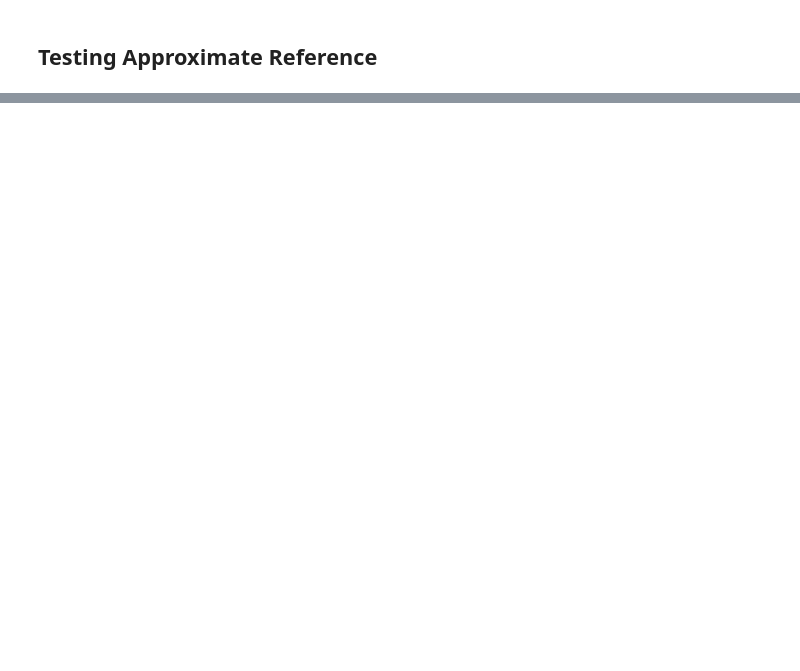
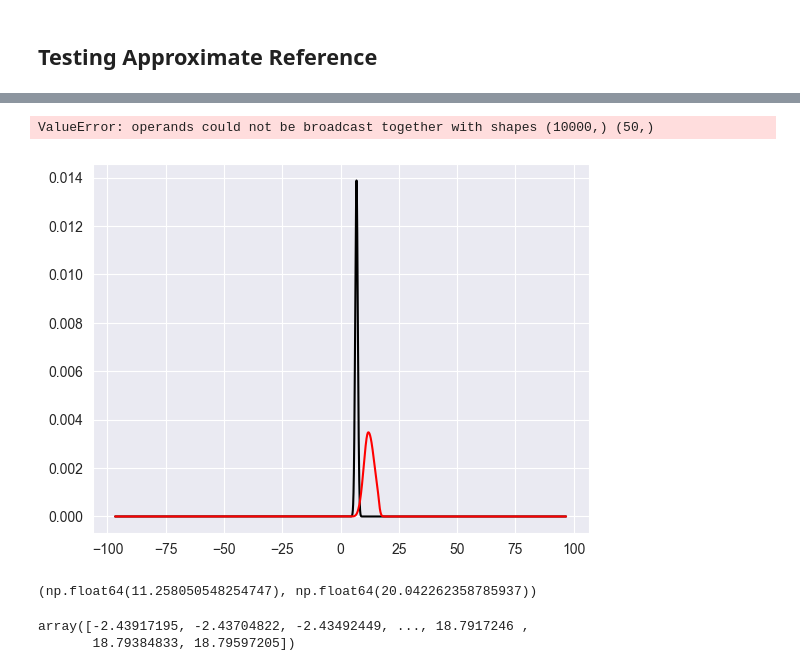
Before and after one commit to yiling-h/SI-CART, a Jupyter notebook: test_condl_node_inf.ipynb, the cells around one changed output, grey strips where cells are left out. Drawn from its saved outputs; the diff is of its cells as text; code cells hidden in the pictures; blank space fills up the shorter version.

```diff
--- a/test_condl_node_inf.ipynb
+++ b/test_condl_node_inf.ipynb
@@ -1368,3 +1422,26 @@ queried grid: -42.39918910801349, 54.51324313887447
+# %%
+plt.plot(dist_m._x, normalize(np.exp(sel_probs_m)), color="black", label="Marg.+Cond.")
+plt.plot(dist_m._x, normalize(np.exp(sel_probs)), color="red", label="Cond.")
+plt.plot(dist._x, normalize(np.exp(sel_probs + marginal)), label="Marg.+Cond. (after)")
+plt.legend()
+plt.vlines(obs_tar, ymin=0,
+           ymax=np.max(normalize(np.exp(marginal))),
+           linestyles='--', colors='grey', label="Observed target")
+#plt.plot(dist._x, normalize(np.exp(marginal)))
+# %% [output]
+ValueError: operands could not be broadcast together with shapes (10000,) (50,)
+[figure, added]
+# %%
+corrected_dist = discrete_family(dist._x, np.exp(marginal + logW),
+                                 marginal + logW)
+corrected_dist.equal_tailed_interval(observed=obs_tar)
+# %% [output]
+(np.float64(11.258050548254747), np.float64(20.042262358785937))
+# %%
+dist._x
+# %% [output]
+array([-2.43917195, -2.43704822, -2.43492449, ..., 18.7917246 ,
+       18.79384833, 18.79597205])
 # %%
 print_split_info(reg_tree.root.left, X, y, mu)
 # %% [output]
```
Also changed, not shown: parts of 44 cells of this notebook, 24 other files.
